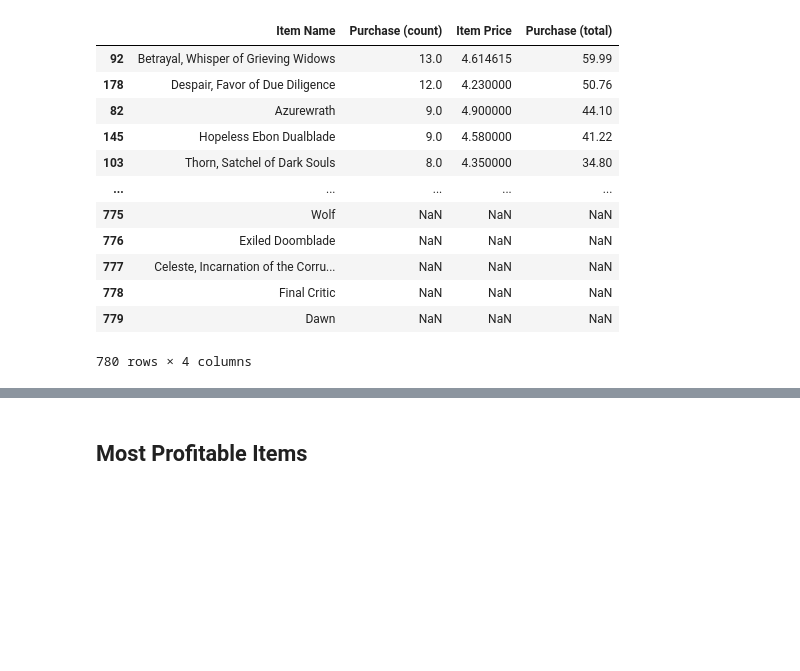
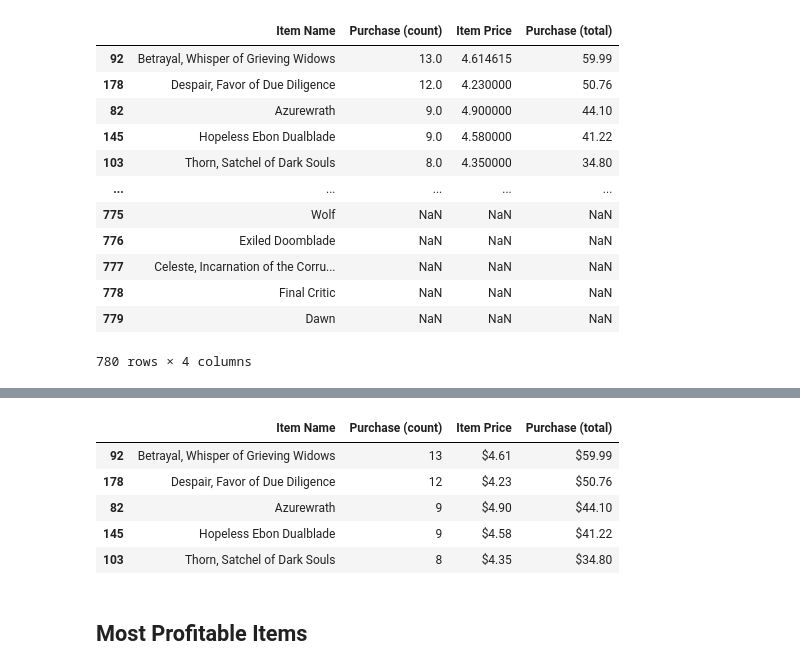
Before and after one commit to dianemarie-public/Online-Purchase-Analysis, a Jupyter notebook: HeroesOfPymoli/HeroesOfPymoli.ipynb, the cells around one changed output, grey strips where cells are left out. Saved outputs shown, nothing was run; the diff lists cells and outputs as text; code cells hidden in the pictures; blank space fills up the shorter version.

```diff
--- a/HeroesOfPymoli/HeroesOfPymoli.ipynb
+++ b/HeroesOfPymoli/HeroesOfPymoli.ipynb
@@ -776,9 +783,17 @@ top_5
 # %%
 # Format columns to currency
 top_5.style.format({
-    "Purchase (avg)":"${:,.2f}",
+    "Purchase (count)":"{:,.0f}",
+    "Item Price":"${:,.2f}",
     "Purchase (total)":"${:,.2f}"
 })
+# %% [output]
+|  | Item Name | Purchase (count) | Item Price | Purchase (total) |
+| 92 | Betrayal, Whisper of Grieving Widows | 13 | $4.61 | $59.99 |
+| 178 | Despair, Favor of Due Diligence | 12 | $4.23 | $50.76 |
+| 82 | Azurewrath | 9 | $4.90 | $44.10 |
+| 145 | Hopeless Ebon Dualblade | 9 | $4.58 | $41.22 |
+| 103 | Thorn, Satchel of Dark Souls | 8 | $4.35 | $34.80 |
 # %% [markdown]
 ## Most Profitable Items
 # %% [markdown]
```
Also changed, not shown: parts of 1 cell of this notebook.
